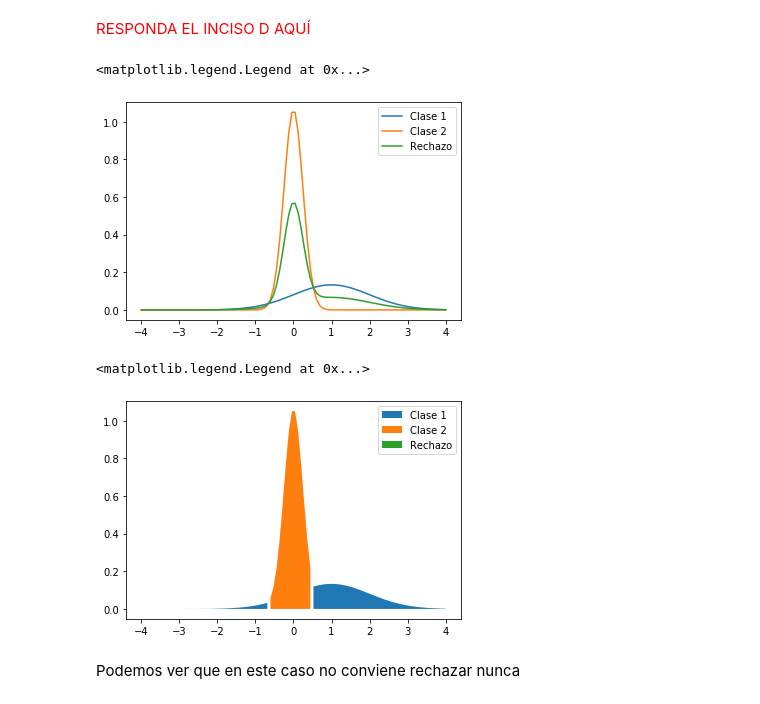
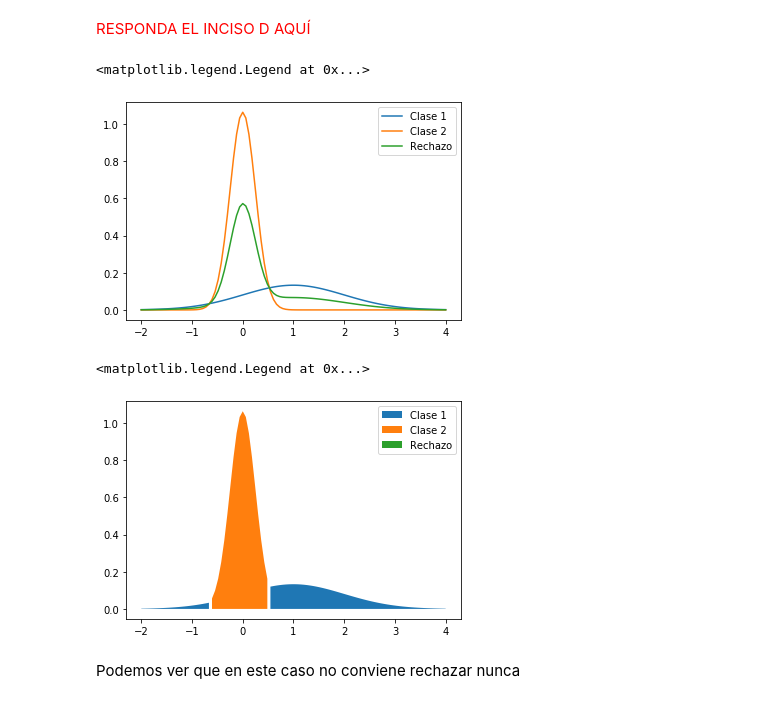
Before and after one commit to git-lu/intro-aprendizaje, a Jupyter notebook: practicos/IntML2020_Teoria_bayesiana_Normal_con_sol.ipynb, the cells around one changed output. Drawn from its saved outputs; the diff is of its cells as text; code cells hidden in the pictures.

```diff
--- a/practicos/IntML2020_Teoria_bayesiana_Normal_con_sol.ipynb
+++ b/practicos/IntML2020_Teoria_bayesiana_Normal_con_sol.ipynb
@@ -163,18 +163,18 @@ Text(0.5, 1.0, 'Rechazo cuando $\\frac{\\lambda_r}{\\lambda_s} = 0$ ')
 # %% [markdown]
  <span style="color:red"> RESPONDA EL INCISO D AQUÍ </span>
 # %%
-x = np.linspace(-4,4,100)
+x = np.linspace(-2,4,100)
 g1 = (1/3) * norm.pdf(x,1,1)
 g2 = (2/3) * norm.pdf(x,0,1/4)
 g3 = (1/2) * (g1 + g2)
 fig,ax = plt.subplots()
 plt.plot(x,g1,label= 'Clase 1')
 plt.plot(x,g2,label= 'Clase 2')
 plt.plot(x,g3,label= 'Rechazo')
 plt.legend(loc='best')
 # %% [output]
 <matplotlib.legend.Legend at 0x...>
-[figure, old version]
+[figure, new version]
 # %%
 
 plt.fill_between(x,0,g1,where = (g1 >= g2) & (g1 >= g3),label='Clase 1')
@@ -183,7 +183,7 @@ plt.fill_between(x,0,g3,where = (g3 >= g2) & (g3 >= g1),label='Rechazo')
 plt.legend(loc='best')
 # %% [output]
 <matplotlib.legend.Legend at 0x...>
-[figure, old version]
+[figure, new version]
 # %% [markdown]
 Podemos ver que en este caso no conviene rechazar nunca
 # %% [markdown]
```
Also changed, not shown: parts of 6 cells of this notebook, 1 other file.
